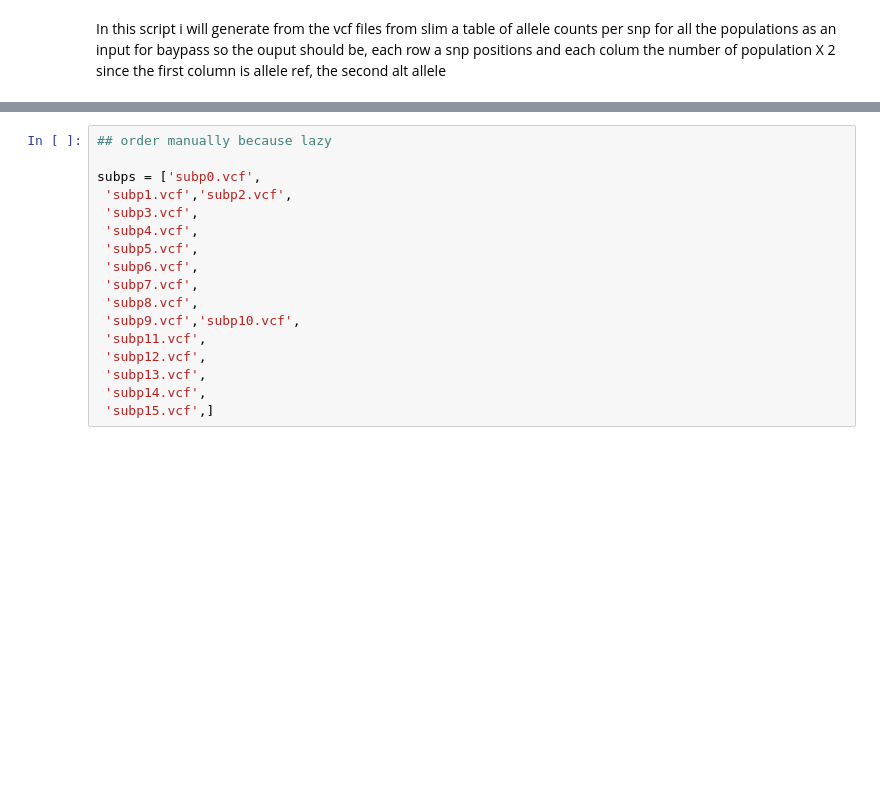
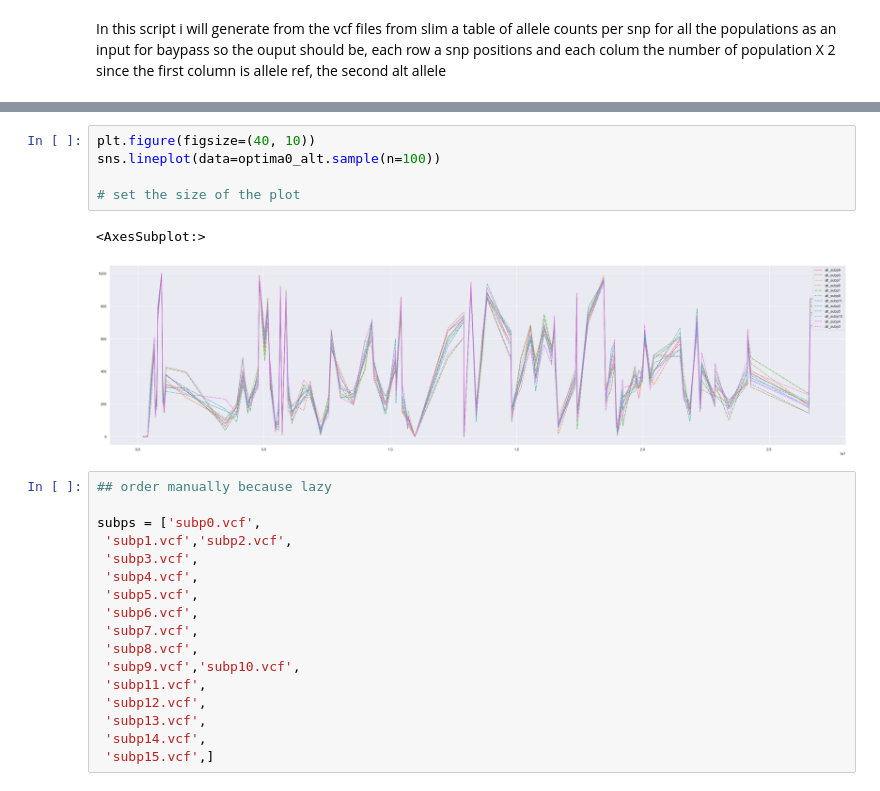
Before and after one commit to Tatianabellagio/slim_grenenet, a Jupyter notebook: allelecounts_fromvcf_exp.ipynb, the cells around one changed output, grey strips where cells are left out. Saved outputs shown, nothing was run; the diff lists cells and outputs as text; blank space fills up the shorter version.

```diff
--- a/allelecounts_fromvcf_exp.ipynb
+++ b/allelecounts_fromvcf_exp.ipynb
@@ -114,3 +108,11 @@ TypeError: can only concatenate str (not "int") to str
+# %%
+plt.figure(figsize=(40, 10))
+sns.lineplot(data=optima0_alt.sample(n=100))
+
+# set the size of the plot
+# %% [output]
+<AxesSubplot:>
+[figure, added]
 # %%
 ## order manually because lazy
 
```
Also changed, not shown: parts of 20 cells of this notebook, 14 other files.
